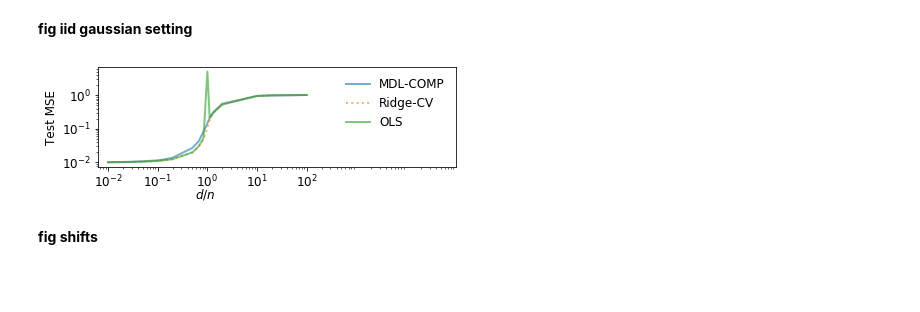
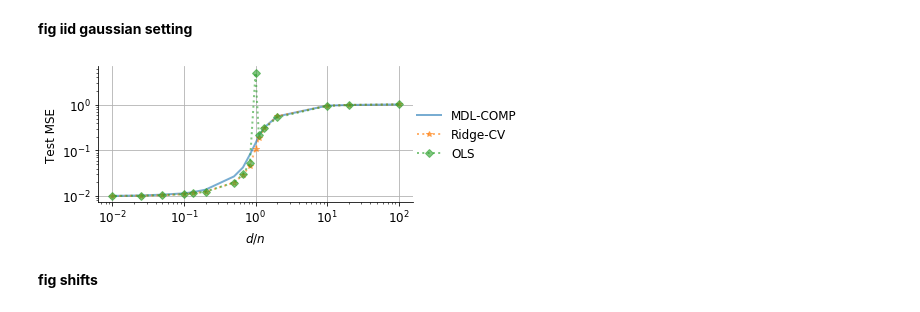
Before and after one commit to csinva/mdl-complexity, a Jupyter notebook: 03_analyze_misspecifications.ipynb, the cells around one changed output. Drawn from its saved outputs; the diff is of its cells as text; code cells hidden in the pictures; blank space fills up the shorter version.

```diff
--- a/03_analyze_misspecifications.ipynb
+++ b/03_analyze_misspecifications.ipynb
@@ -57,7 +57,10 @@ df = df[df.model_type != 'mdl_orig'].reset_index()
 df = df.iloc[df.model_type.str.slice(1).sort_values().index] # re-order so mdl comes first
 
 
-plt.figure(figsize=(6, 2.5))
+plt.figure(figsize=(6.5, 3))
+ax = plt.subplot(111)
+ax.spines['right'].set_visible(False)
+ax.spines['top'].set_visible(False)
 
 for i in range(df.shape[0]):
     curve = df.iloc[i]
@@ -67,44 +70,53 @@ for i in range(df.shape[0]):
 
     if 'ridge' in curve.model_type:
         ls = ':'
+        mark = '*'
     elif 'ols' in curve.model_type:
-        ls = '-'
+        ls = ':'
+        mark = 'D'
     elif 'mdl' in curve.model_type:
         ls = '-'
+        mark = None
 
     kwargs = {'label': LABS[curve.model_type + str(curve.reg_param)],
-              'alpha': 0.6, 'lw': 2, 'linestyle': ls}
+              'alpha': 0.6, 'lw': 2, 'linestyle': ls, 'marker': mark}
 
     plt.title('B', fontweight='bold', loc='left')
     plt.plot(curve.ratio, curve.mse_test, **kwargs) #np.square(curve.bias) + curve['var'], **kwargs)
     plt.ylabel('Test MSE')
     plt.xlabel('$d / n$') #\n(Number of features / Number of training points)')
     plt.xscale('log')
     plt.yscale('log')
     plt.xticks([1e-2, 1e-1, 1e0, 1e1, 1e2])
     '''
     plt.subplot(R, C, 3)
     plt.title('C', fontweight='bold', loc='left')
     plt.plot(curve.ratio, curve.mse_train, **kwargs)
     plt.ylabel('Mean-squared error\n(training)')
     plt.xlabel('p / n')
     plt.xscale('log')
     plt.yscale('log')
     '''
     #     s = f'{model_type}_{dset}_{dset_name}+p={num_features}+lambda={reg_param}+noise_mult={noise_mult}'
 plt.tight_layout()
-plt.xlim(right=1e5)
+# plt.xlim(right=1e5)
+plt.grid()
 ax = plt.gca()
-ax.xaxis.set_label_coords(0.3, -0.2)
-plt.legend(frameon=False)
+# ax.xaxis.set_label_coords(0.3, -0.2)
+box = ax.get_position()
+ax.set_position([box.x0, box.y0, box.width * 0.8, box.height])
+
+# Put a legend to the right of the current axis
+ax.legend(loc='center left', bbox_to_anchor=(0.98, 0.5), frameon=False)
+# plt.legend(frameon=False)
 # plt.legend(bbox_to_anchor=(1.04 ,1), frameon=False)
-
-plt.savefig(oj(save_dir, 'fig_iid_mse.pdf'))
+# plt.tight_layout()
+plt.savefig(oj(save_dir, 'fig_iid_mse.pdf'), bbox_inches = "tight")
 plt.title('', loc='left')
 plt.savefig(oj(save_dir, 'fig_iid_mse.svg'))
 plt.show()
 # %% [output]
-[figure, old version]
+[figure, new version]
 # %% [markdown]
 **fig shifts**
 # %%
```
Also changed, not shown: 3 other files.
